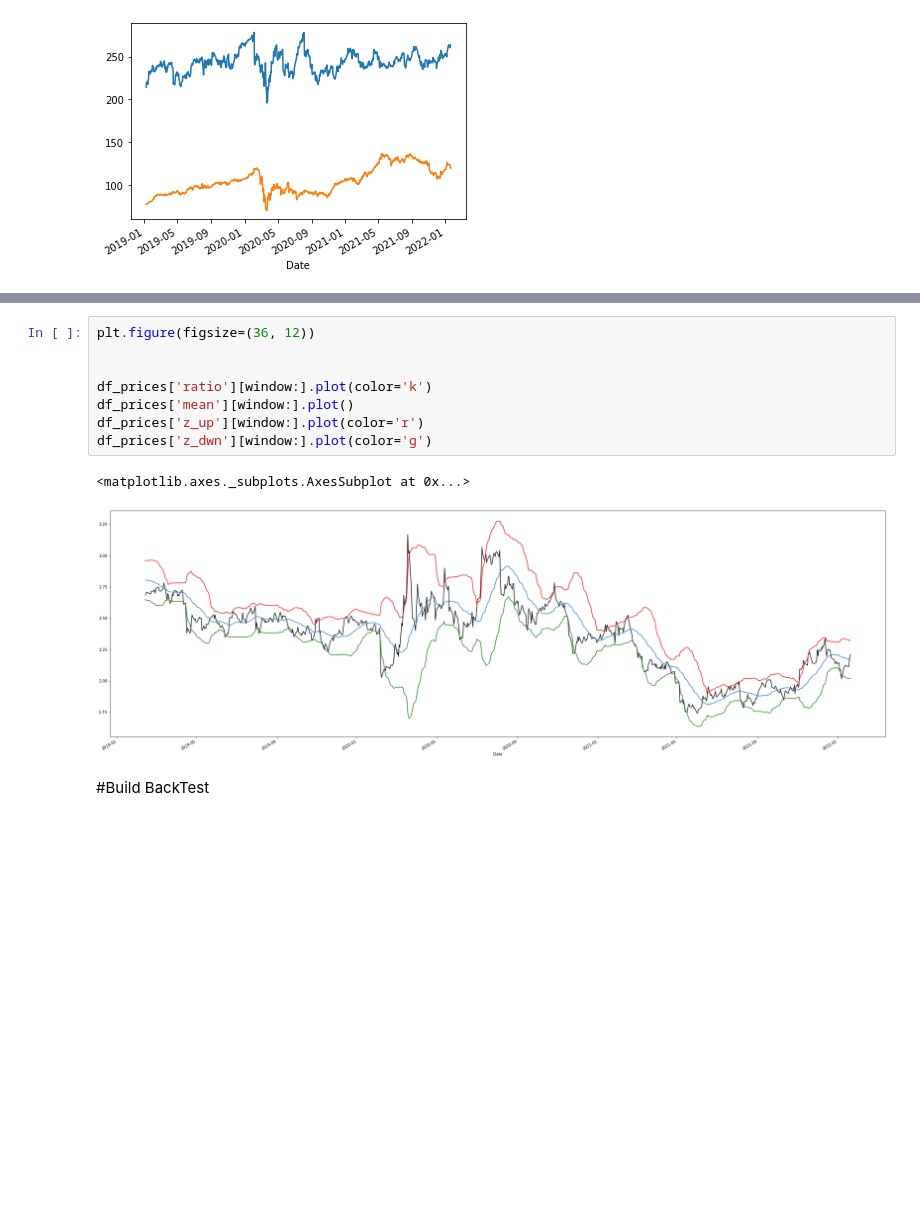
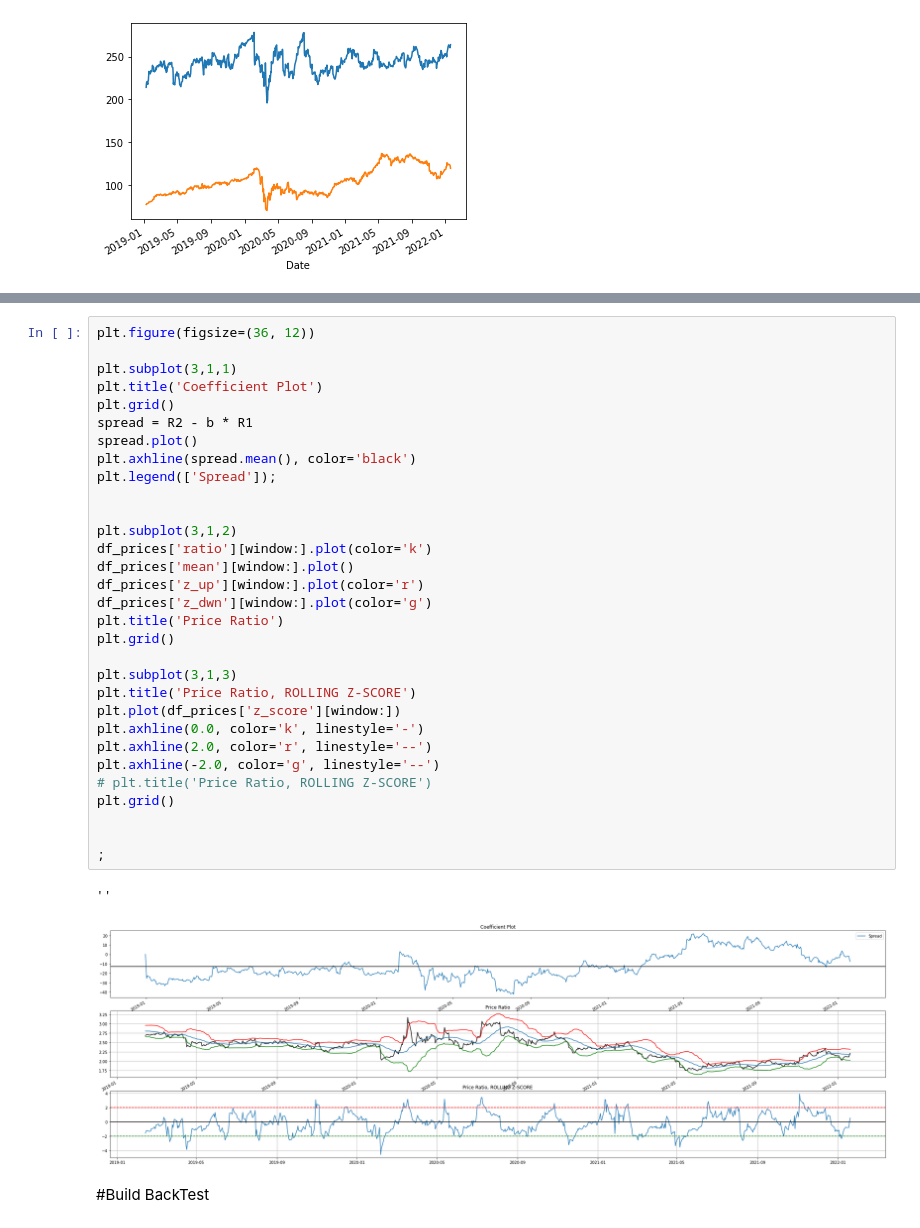
Before and after one commit to jimtoberfest/Cointegration_Testing, a Jupyter notebook: Large_Cointegration_2.ipynb, the cells around one changed output, grey strips where cells are left out. Drawn from its saved outputs; the diff is of its cells as text; blank space fills up the shorter version.

```diff
--- a/Large_Cointegration_2.ipynb
+++ b/Large_Cointegration_2.ipynb
@@ -391,14 +409,37 @@ df_prices
-# %%
-plt.figure(figsize=(36, 12))
-
-
-df_prices['ratio'][window:].plot(color='k')
-df_prices['mean'][window:].plot()
-df_prices['z_up'][window:].plot(color='r')
-df_prices['z_dwn'][window:].plot(color='g')
-# %% [output]
-<matplotlib.axes._subplots.AxesSubplot at 0x...>
-[figure, removed]
+# %%
+plt.figure(figsize=(36, 12))
+
+plt.subplot(3,1,1)
+plt.title('Coefficient Plot')
+plt.grid()
+spread = R2 - b * R1
+spread.plot()
+plt.axhline(spread.mean(), color='black')
+plt.legend(['Spread']);
+
+
+plt.subplot(3,1,2)
+df_prices['ratio'][window:].plot(color='k')
+df_prices['mean'][window:].plot()
+df_prices['z_up'][window:].plot(color='r')
+df_prices['z_dwn'][window:].plot(color='g')
+plt.title('Price Ratio')
+plt.grid()
+
+plt.subplot(3,1,3)
+plt.title('Price Ratio, ROLLING Z-SCORE')
+plt.plot(df_prices['z_score'][window:])
+plt.axhline(0.0, color='k', linestyle='-')
+plt.axhline(2.0, color='r', linestyle='--')
+plt.axhline(-2.0, color='g', linestyle='--')
+# plt.title('Price Ratio, ROLLING Z-SCORE')
+plt.grid()
+
+
+;
+# %% [output]
+''
+[figure, added]
 # %% [markdown]
 #Build BackTest
 # %%
```
Also changed, not shown: parts of 20 cells of this notebook.
